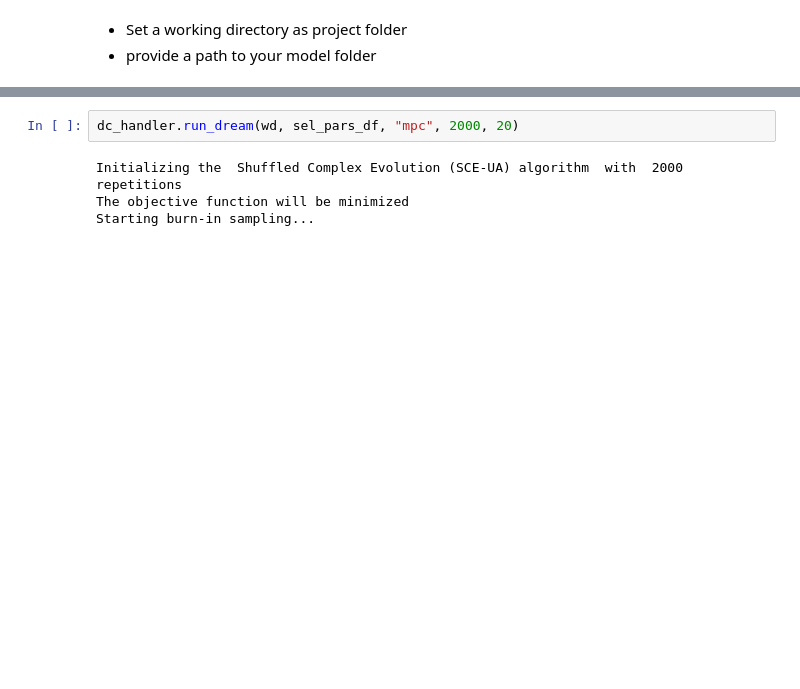
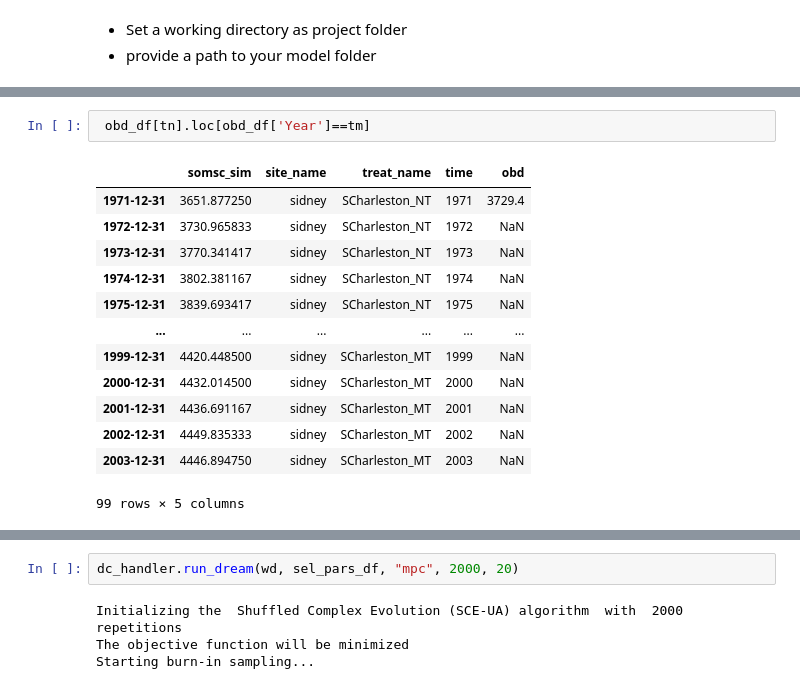
Before and after one commit to spark-brc/daycentpy, a Jupyter notebook: notebooks/parallel_processing_mt.ipynb, the cells around one changed output, grey strips where cells are left out. Saved outputs shown, nothing was run; the diff lists cells and outputs as text; blank space fills up the shorter version.

```diff
--- a/notebooks/parallel_processing_mt.ipynb
+++ b/notebooks/parallel_processing_mt.ipynb
@@ -111,0 +170,16 @@ d:\Projects\Tools\DayCent-CUTE\analysis\cali\main
+# %%
+ obd_df[tn].loc[obd_df['Year']==tm]
+# %% [output]
+|  | somsc_sim | site_name | treat_name | time | obd |
+| 1971-12-31 | 3651.877250 | sidney | SCharleston_NT | 1971 | 3729.4 |
+| 1972-12-31 | 3730.965833 | sidney | SCharleston_NT | 1972 | NaN |
+| 1973-12-31 | 3770.341417 | sidney | SCharleston_NT | 1973 | NaN |
+| 1974-12-31 | 3802.381167 | sidney | SCharleston_NT | 1974 | NaN |
+| 1975-12-31 | 3839.693417 | sidney | SCharleston_NT | 1975 | NaN |
+| ... | ... | ... | ... | ... | ... |
+| 1999-12-31 | 4420.448500 | sidney | SCharleston_MT | 1999 | NaN |
+| 2000-12-31 | 4432.014500 | sidney | SCharleston_MT | 2000 | NaN |
+| 2001-12-31 | 4436.691167 | sidney | SCharleston_MT | 2001 | NaN |
+| 2002-12-31 | 4449.835333 | sidney | SCharleston_MT | 2002 | NaN |
+| 2003-12-31 | 4446.894750 | sidney | SCharleston_MT | 2003 | NaN |
+99 rows × 5 columns
```
Also changed, not shown: parts of 35 cells of this notebook, 9 other files.
